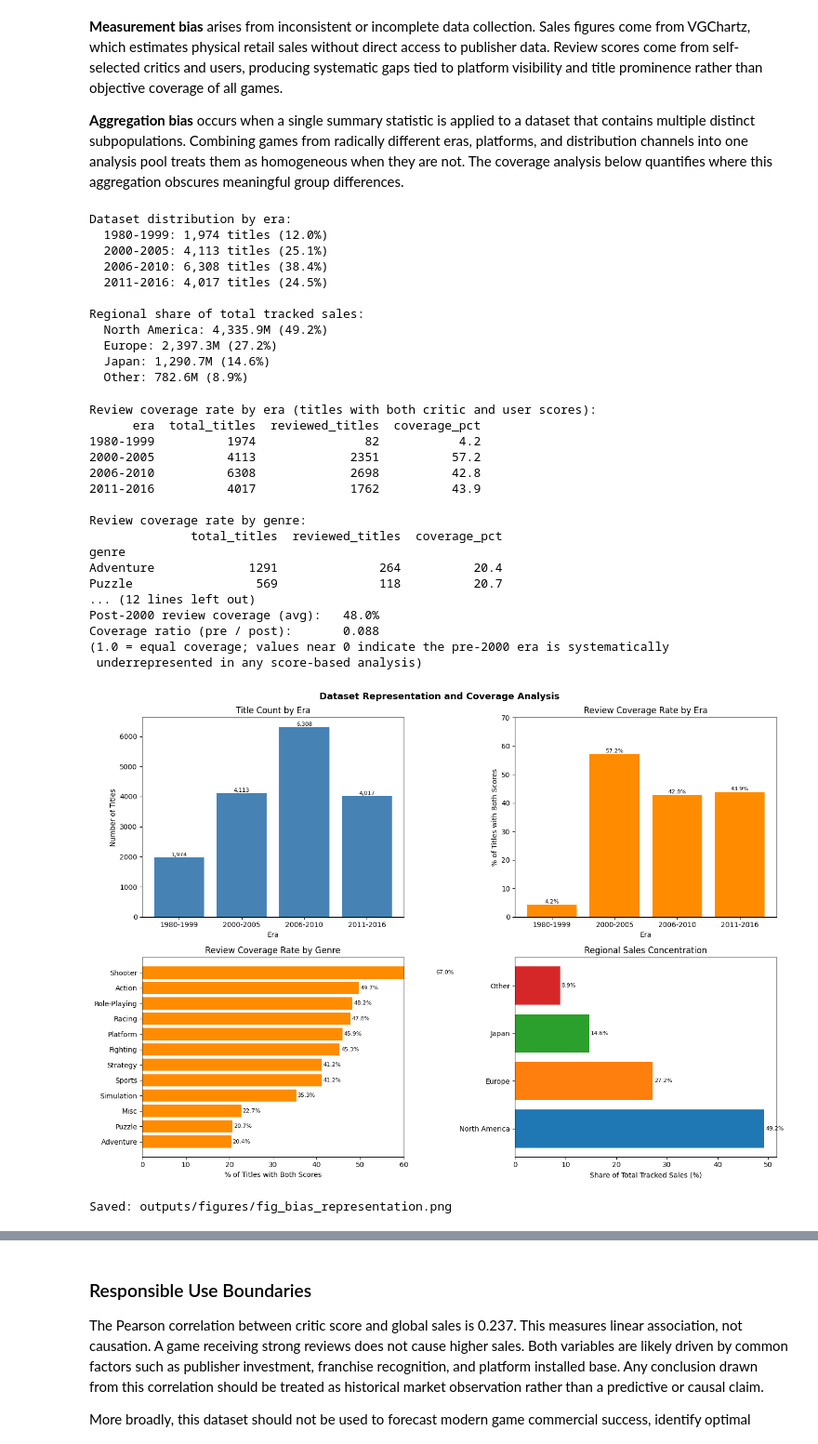
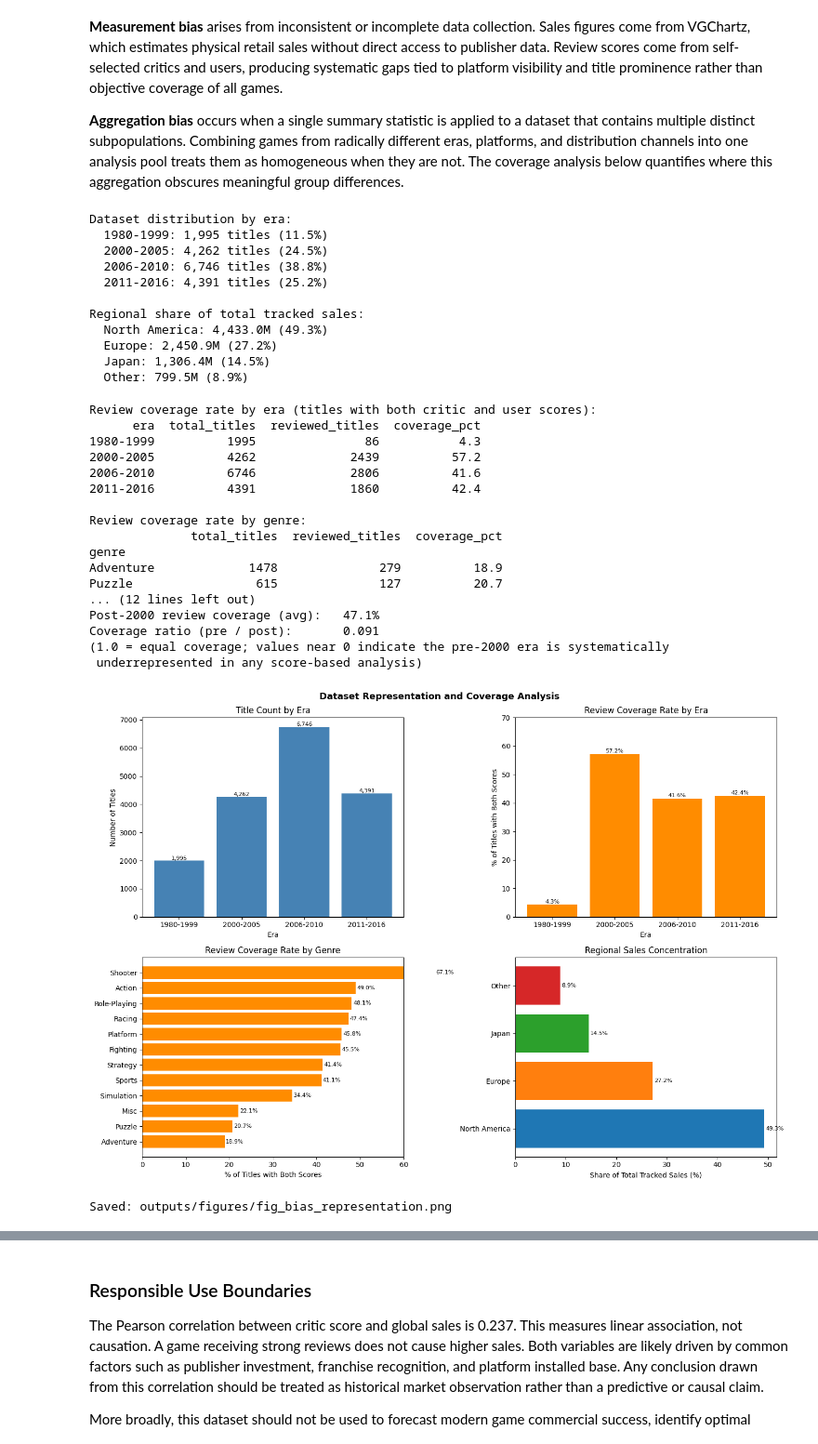
Before and after one commit to thebobmay/ai-programming-foundations-project, a Jupyter notebook: notebooks/data_workflow.ipynb, the cells around one changed output, grey strips where cells are left out. Shown at 93% size. Saved outputs shown, nothing was run; the diff lists cells and outputs as text; code cells hidden in the pictures.

```diff
--- a/notebooks/data_workflow.ipynb
+++ b/notebooks/data_workflow.ipynb
@@ -37,10 +37,10 @@ The dataset is stored as a zip archive at `data/raw/video-game-sales-ratings-dat
 # %%
-ZIP_PATH = '../data/raw/video-game-sales-ratings-data.zip'
-CSV_NAME = 'Video_Games.csv'
+ZIP_PATH = '../data/raw/Video_Game_Sales_as_of_Jan_2017.csv.zip'
+CSV_NAME = 'Video_Game_Sales_as_of_Jan_2017.csv'
 
 with zipfile.ZipFile(ZIP_PATH, 'r') as z:
     with z.open(CSV_NAME) as f:
-        df = pd.read_csv(f, index_col=0)
+        df = pd.read_csv(f)
 
 df.head()
 # %% [output]
@@ -213,7 +206,7 @@ index
 # %% [markdown]
 #### Review Column Co-occurrence of Missingness
 # %%
-review_cols = ['Critic_Score', 'Critic_Count', 'User_Score', 'User_Count', 'Developer', 'Rating']
+review_cols = ['Critic_Score', 'Critic_Count', 'User_Score', 'User_Count', 'Rating']
 
 # How many review columns are missing per record
 missing_per_record = df[review_cols].isnull().sum(axis=1).value_counts().sort_index()
@@ -286,8 +277,8 @@ Three cleaning functions are defined in `src/cleaning.py` and applied in sequenc
 rows_before = len(df)
 
 df_clean = clean_column_names(df)
-df_clean = clean_score_columns(df_clean)
 df_clean = handle_missing_values(df_clean)
+df_clean = clean_column_types(df_clean)
 
 rows_after = len(df_clean)
 
@@ -296,6 +287,5 @@ print(f"Rows after cleaning:  {rows_after:,}")
 print(f"Rows removed:         {rows_before - rows_after:,}")
 print()
 print(f"Columns: {list(df_clean.columns)}")
-print(f"user_score dtype: {df_clean['user_score'].dtype}")
 print(f"year_of_release dtype: {df_clean['year_of_release'].dtype}")
 # %% [output]
@@ -956,16 +949,16 @@ for region, sales in regional.items():
     print(f"  {region}: {sales:,.1f}M ({sales / total_global * 100:.1f}%)")
 # %% [output]
 Dataset distribution by era:
-  1980-1999: 1,974 titles (12.0%)
-  2000-2005: 4,113 titles (25.1%)
-  2006-2010: 6,308 titles (38.4%)
-  2011-2016: 4,017 titles (24.5%)
+  1980-1999: 1,995 titles (11.5%)
+  2000-2005: 4,262 titles (24.5%)
+  2006-2010: 6,746 titles (38.8%)
+  2011-2016: 4,391 titles (25.2%)
 
 Regional share of total tracked sales:
-  North America: 4,335.9M (49.2%)
-  Europe: 2,397.3M (27.2%)
-  Japan: 1,290.7M (14.6%)
-  Other: 782.6M (8.9%)
+  North America: 4,433.0M (49.3%)
+  Europe: 2,450.9M (27.2%)
+  Japan: 1,306.4M (14.5%)
+  Other: 799.5M (8.9%)
 # %%
 coverage_by_era = []
 for (start, end), label in zip(era_bounds, era_labels):
@@ -1009,19 +1002,19 @@ print(" underrepresented in any score-based analysis)")
 # %% [output]
 Review coverage rate by era (titles with both critic and user scores):
       era  total_titles  reviewed_titles  coverage_pct
-1980-1999          1974               82           4.2
-2000-2005          4113             2351          57.2
-2006-2010          6308             2698          42.8
-2011-2016          4017             1762          43.9
+1980-1999          1995               86           4.3
+2000-2005          4262             2439          57.2
+2006-2010          6746             2806          41.6
+2011-2016          4391             1860          42.4
 
 Review coverage rate by genre:
               total_titles  reviewed_titles  coverage_pct
 genre
-Adventure             1291              264          20.4
-Puzzle                 569              118          20.7
+Adventure             1478              279          18.9
+Puzzle                 615              127          20.7
 ... (12 lines left out)
-Post-2000 review coverage (avg):   48.0%
-Coverage ratio (pre / post):       0.088
+Post-2000 review coverage (avg):   47.1%
+Coverage ratio (pre / post):       0.091
 (1.0 = equal coverage; values near 0 indicate the pre-2000 era is systematically
  underrepresented in any score-based analysis)
 # %%
@@ -1042,34 +1035,34 @@ axes[0, 1].set_ylabel('% of Titles with Both Scores')
 axes[0, 1].set_title('Review Coverage Rate by Era')
 axes[0, 1].set_ylim(0, 70)
 for i, val in enumerate(coverage_era_df['coverage_pct']):
     axes[0, 1].text(i, val + 0.5, f'{val:.1f}%', ha='center', fontsize=8)
 
 # Panel 3: Review coverage rate by genre (aggregation bias quantification)
 genre_cov = coverage_by_genre.reset_index().sort_values('coverage_pct')
 axes[1, 0].barh(genre_cov['genre'], genre_cov['coverage_pct'], color='darkorange')
 axes[1, 0].set_xlabel('% of Titles with Both Scores')
 axes[1, 0].set_title('Review Coverage Rate by Genre')
-axes[1, 0].set_xlim(0, 60)
+axes[1, 0].set_xlim(0, 75)
 for i, val in enumerate(genre_cov['coverage_pct']):
     axes[1, 0].text(val + 0.3, i, f'{val:.1f}%', va='center', fontsize=8)
 
 # Panel 4: Regional sales concentration (aggregation bias quantification)
 region_labels_list = list(regional.keys())
 region_pcts = [v / total_global * 100 for v in regional.values()]
 bar_colors = ['#1f77b4', '#ff7f0e', '#2ca02c', '#d62728']
 bars = axes[1, 1].barh(region_labels_list, region_pcts, color=bar_colors)
 axes[1, 1].set_xlabel('Share of Total Tracked Sales (%)')
 axes[1, 1].set_title('Regional Sales Concentration')
 for bar, pct in zip(bars, region_pcts):
     axes[1, 1].text(pct + 0.3, bar.get_y() + bar.get_height() / 2,
                     f'{pct:.1f}%', va='center', fontsize=8)
 
 fig.suptitle('Dataset Representation and Coverage Analysis', fontsize=13, fontweight='bold')
 plt.tight_layout()
 plt.savefig('../outputs/figures/fig_bias_representation.png', dpi=150, bbox_inches='tight')
 plt.show()
 print("Saved: outputs/figures/fig_bias_representation.png")
 # %% [output]
-[figure, old version]
+[figure, new version]
 Saved: outputs/figures/fig_bias_representation.png
 # %% [markdown]
```
Also changed, not shown: parts of 49 cells of this notebook, 11 other files.
